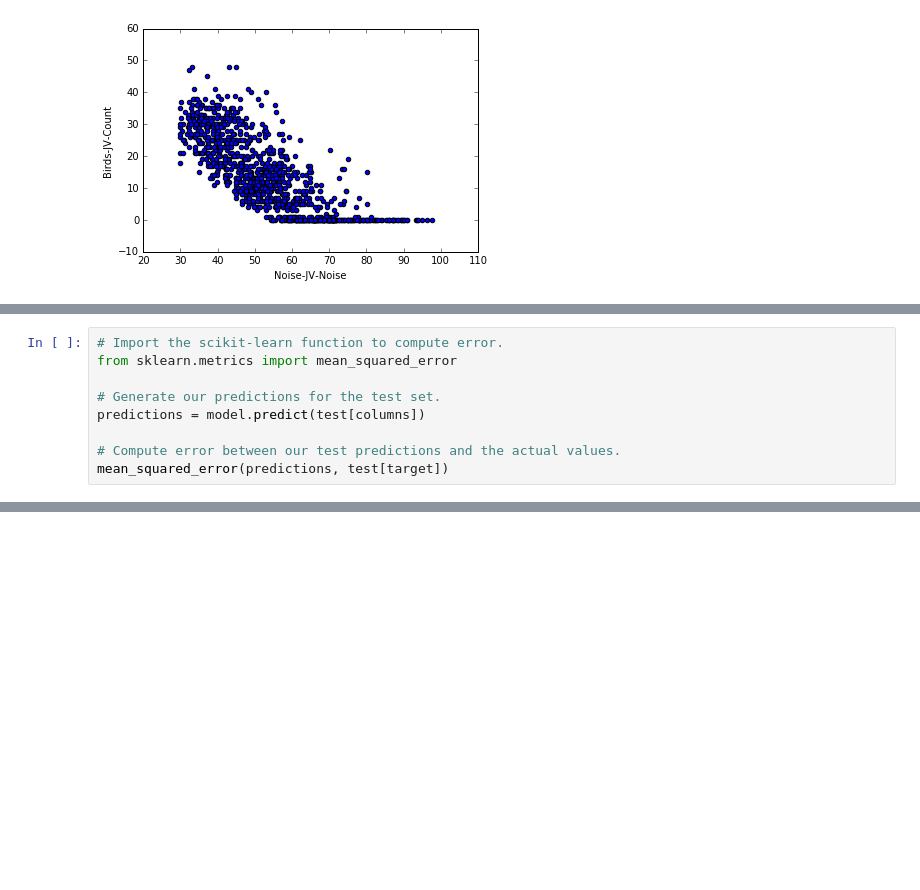
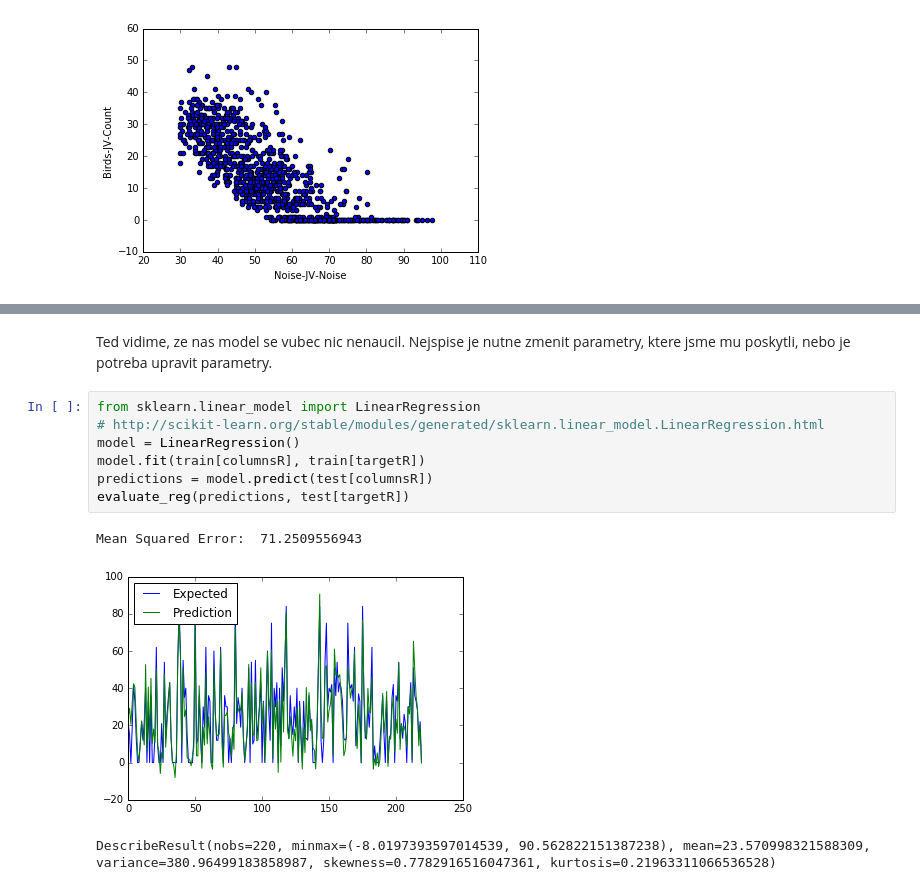
Before and after one commit to martin-majlis/ms-opendata-simulation, a Jupyter notebook: Analysis.ipynb, the cells around one changed output, grey strips where cells are left out. Cells and saved outputs as stored; diff of their text form; blank space fills up the shorter version.

```diff
--- a/Analysis.ipynb
+++ b/Analysis.ipynb
@@ -455,9 +383,0 @@ LinearRegression(copy_X=True, fit_intercept=True, n_jobs=1, normalize=False)
-# %%
-# Import the scikit-learn function to compute error.
-from sklearn.metrics import mean_squared_error
-
-# Generate our predictions for the test set.
-predictions = model.predict(test[columns])
-
-# Compute error between our test predictions and the actual values.
-mean_squared_error(predictions, test[target])
@@ -465,0 +459,13 @@ mean_squared_error(predictions, test[target])
+# %% [markdown]
+Ted vidime, ze nas model se vubec nic nenaucil. Nejspise je nutne zmenit parametry, ktere jsme mu poskytli, nebo je potreba upravit parametry.
+# %%
+from sklearn.linear_model import LinearRegression
+# http://scikit-learn.org/stable/modules/generated/sklearn.linear_model.LinearRegression.html
+model = LinearRegression()
+model.fit(train[columnsR], train[targetR])
+predictions = model.predict(test[columnsR])
+evaluate_reg(predictions, test[targetR])
+# %% [output]
+Mean Squared Error:  71.2509556943
+[figure, added]
+DescribeResult(nobs=220, minmax=(-8.0197393597014539, 90.562822151387238), mean=23.570998321588309, variance=380.96499183858987, skewness=0.7782916516047361, kurtosis=0.21963311066536528)
```
Also changed, not shown: parts of 28 cells of this notebook.
